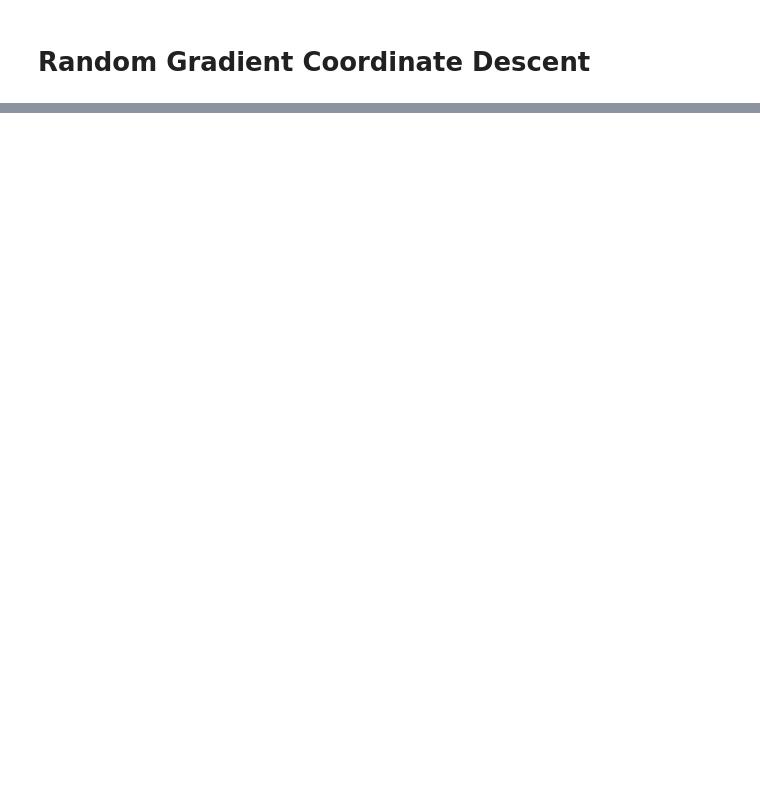
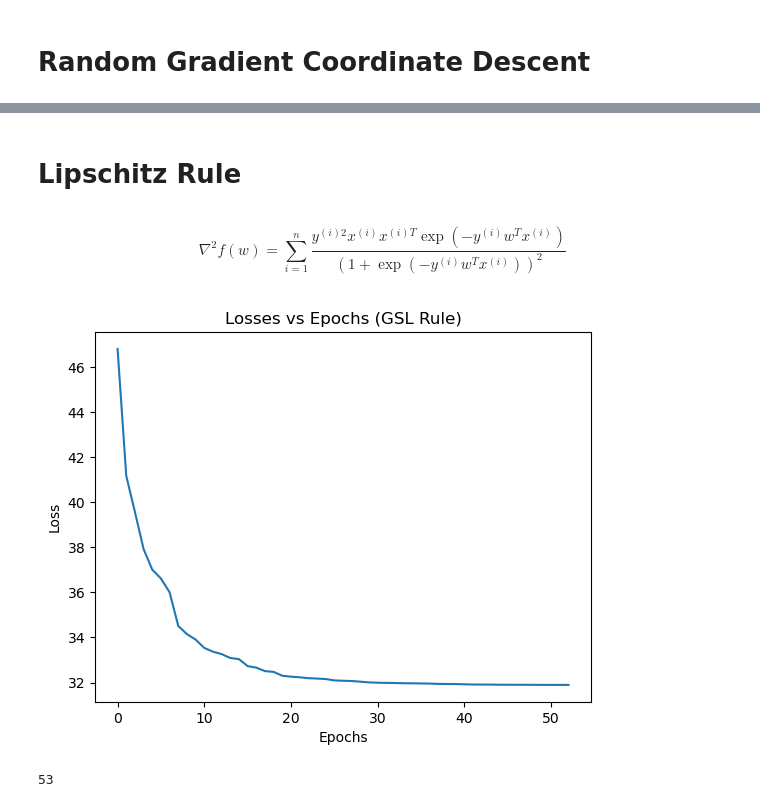
Before and after one commit to raoguchi/COORDINATE_DESC_C251, a Jupyter notebook: code.ipynb, the cells around one changed output, grey strips where cells are left out. Saved outputs shown, nothing was run; the diff lists cells and outputs as text; code cells hidden in the pictures; blank space fills up the shorter version.

```diff
--- a/code.ipynb
+++ b/code.ipynb
@@ -254,0 +185,51 @@ best_grad, random_desc_grad
+# %% [markdown]
+# Lipschitz Rule
+# %% [markdown]
+$$
+\nabla ^2 f(w) = \sum_{i=1} ^ n \frac{y^{(i)2} x^{(i)} x ^{(i)T} \exp(-y^{(i)}w^Tx^{(i)})}{(1 + \exp(-y^{(i)}w^Tx^{(i)}))^2}
+$$
+# %%
+def find_hessian(X, y, w):
+    n, d = X.shape
+    H = np.zeros((d, d))
+    for i in range(n):
+        x_i = X[i].reshape(-1,1)
+        y_i = y[i]
+        exp_term = np.exp(-y_i * w.T @ X[i])
+        coef = (y_i ** 2 * exp_term) / (1 + exp_term)**2
+        H += coef * (x_i @ x_i.T)
+    return H
+# %%
+def grad_descent_lipschitz(X, y, w, epochs = 10000):
+    losses = []
+    w = w.copy()
+
+    for _ in range(epochs):
+        grad = grad_logistic(w, X, y)
+        j = np.argmax(np.abs(grad))
+        w[j] -= (1/find_hessian(X, y, w)[j, j]) * grad[j]
+
+        z = -y * (X @ w)
+        z = np.clip(z, -100000, 100000)
+
+        loss = np.sum(np.log(1 + np.exp(z)))
+        losses.append(loss)
+
+        if loss < best_loss:
+            break
+    return w, losses
+# %%
+epochs = 1_000_000
+w, gsl_losses = grad_descent_lipschitz(X_train, y_train, w_0, epochs=epochs)
+# %%
+plt.plot(np.arange(0, len(gsl_losses)), gsl_losses)
+plt.title('Losses vs Epochs (GSL Rule)')
+plt.ylabel('Loss')
+plt.xlabel('Epochs')
+plt.show()
+# %% [output]
+[figure, added]
+# %%
+len(gsl_losses)
+# %% [output]
+53
```
Also changed, not shown: parts of 29 cells of this notebook, 5 other files.
